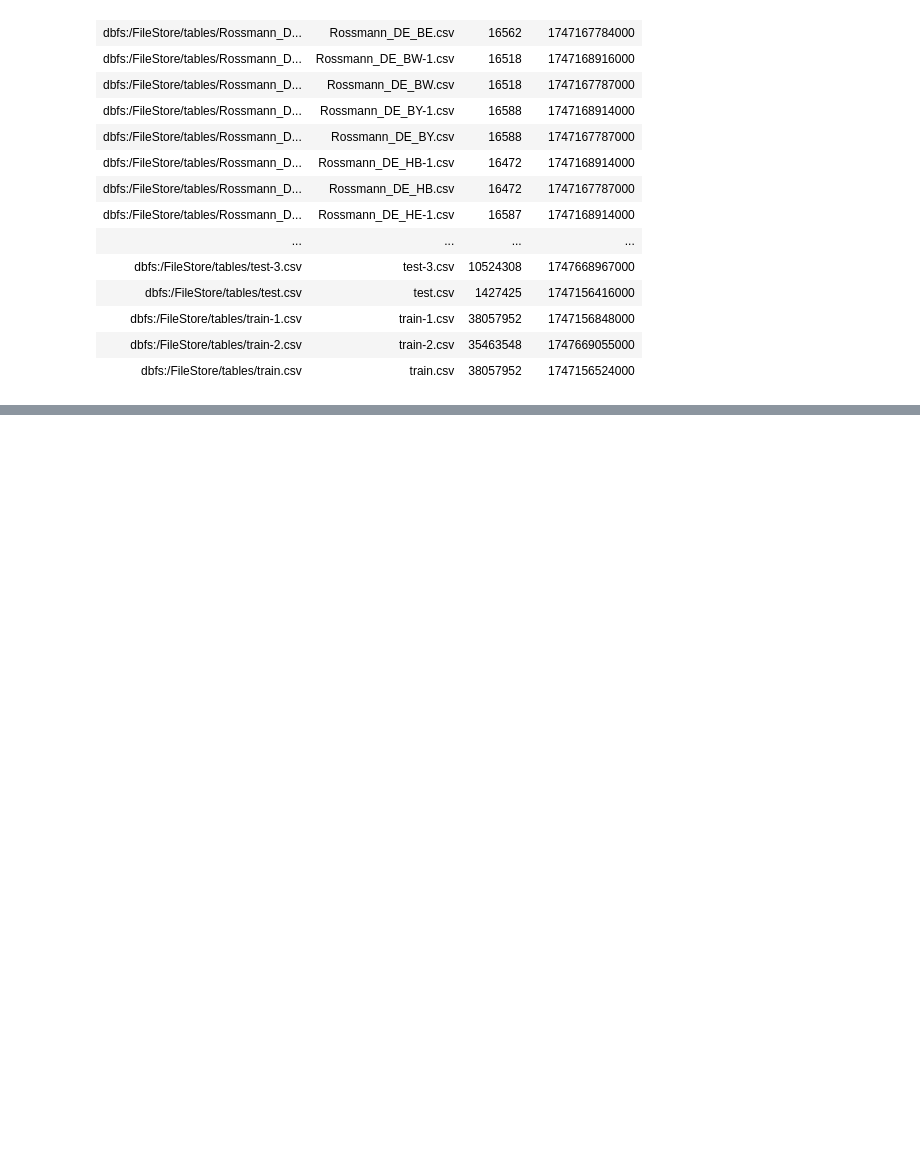
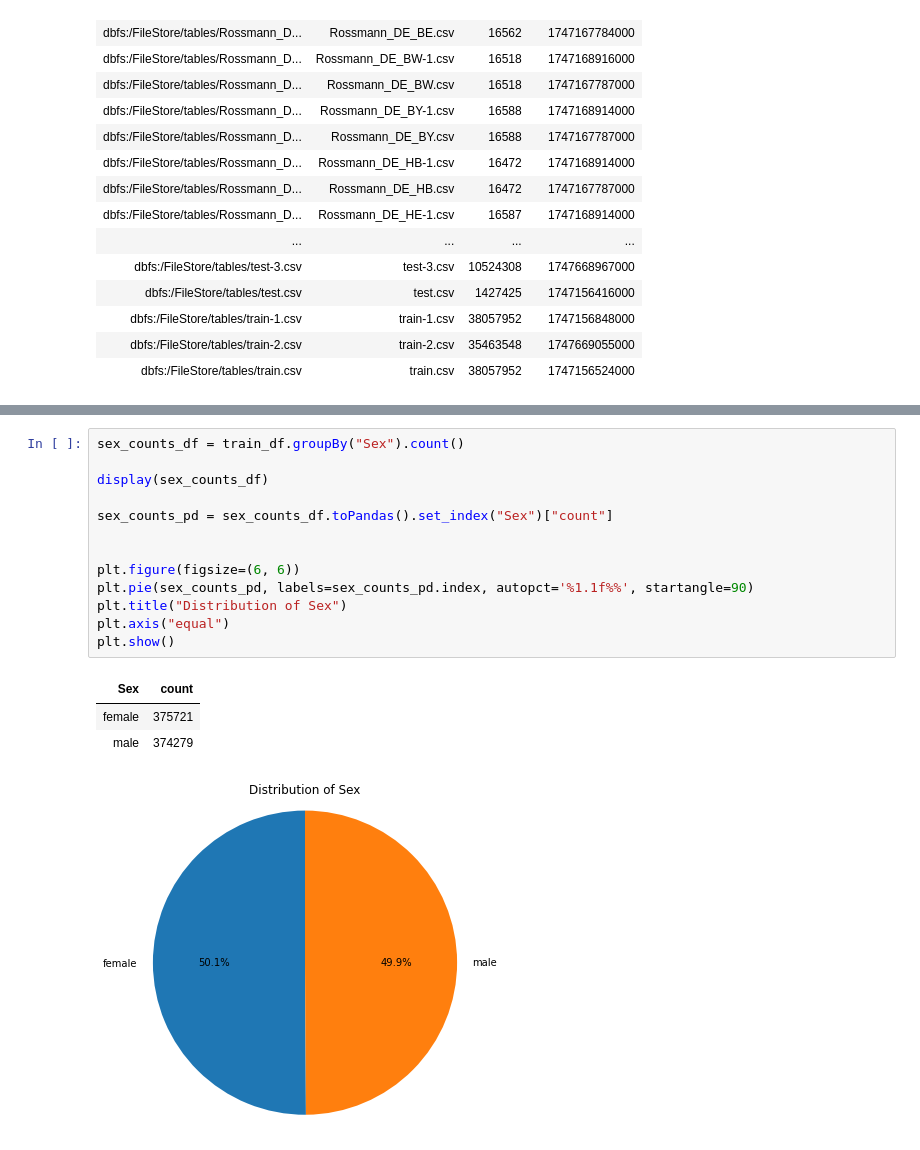
Before and after one commit to gj-goncalvescaldas/calories-prediction-ml-ongoing, a Jupyter notebook: EDA_Predict_Calorie_Expenditure_GustavoCaldas.ipynb, the cells around one changed output, grey strips where cells are left out. Drawn from its saved outputs; the diff is of its cells as text; blank space fills up the shorter version.

```diff
--- a/EDA_Predict_Calorie_Expenditure_GustavoCaldas.ipynb
+++ b/EDA_Predict_Calorie_Expenditure_GustavoCaldas.ipynb
@@ -54,0 +175,18 @@ root
+# %%
+sex_counts_df = train_df.groupBy("Sex").count()
+
+display(sex_counts_df)
+
+sex_counts_pd = sex_counts_df.toPandas().set_index("Sex")["count"]
+
+
+plt.figure(figsize=(6, 6))
+plt.pie(sex_counts_pd, labels=sex_counts_pd.index, autopct='%1.1f%%', startangle=90)
+plt.title("Distribution of Sex")
+plt.axis("equal")
+plt.show()
+# %% [output]
+| Sex | count |
+| female | 375721 |
+| male | 374279 |
+[figure, added]
```
Also changed, not shown: parts of 10 cells of this notebook, 2 other files.
